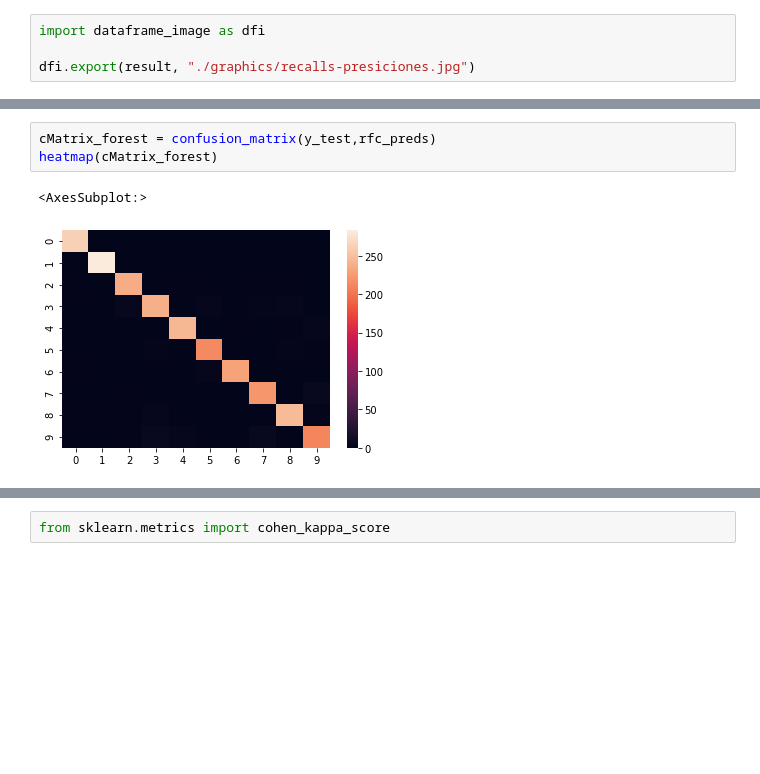
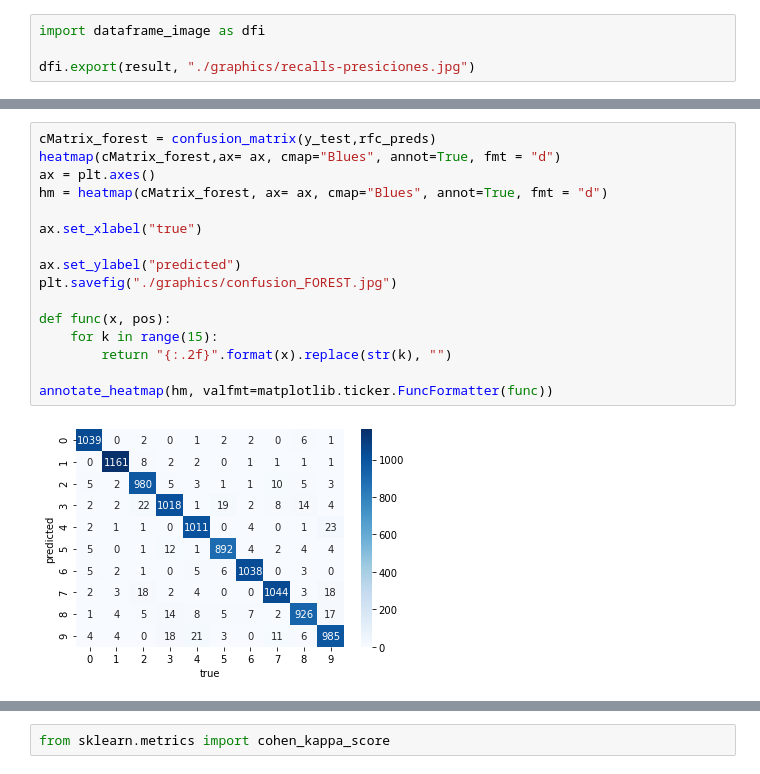
Before and after one commit to pdbruno/metnum-tp2, a Jupyter notebook: scripts/OTRAS_METRICAS.ipynb, the cells around one changed output, grey strips where cells are left out. Cells and saved outputs as stored; diff of their text form; blank space fills up the shorter version.

```diff
--- a/scripts/OTRAS_METRICAS.ipynb
+++ b/scripts/OTRAS_METRICAS.ipynb
@@ -119,9 +113,21 @@ print(accuracy_score(y_test, rfc_preds))
-# %%
-cMatrix_forest = confusion_matrix(y_test,rfc_preds)
-heatmap(cMatrix_forest)
-# %% [output]
-<AxesSubplot:>
-[figure, removed]
+# %%
+cMatrix_forest = confusion_matrix(y_test,rfc_preds)
+heatmap(cMatrix_forest,ax= ax, cmap="Blues", annot=True, fmt = "d")
+ax = plt.axes()
+hm = heatmap(cMatrix_forest, ax= ax, cmap="Blues", annot=True, fmt = "d")
+
+ax.set_xlabel("true")
+
+ax.set_ylabel("predicted")
+plt.savefig("./graphics/confusion_FOREST.jpg")
+
+def func(x, pos):
+    for k in range(15):
+        return "{:.2f}".format(x).replace(str(k), "")
+
+annotate_heatmap(hm, valfmt=matplotlib.ticker.FuncFormatter(func))
+# %% [output]
+[figure, added]
 # %%
 print(accuracy_score(y_test, resultados))
 resultados
```
Also changed, not shown: parts of 10 cells of this notebook.
